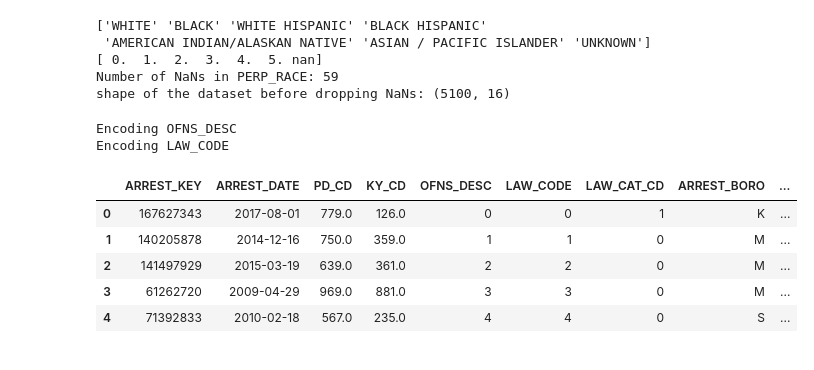
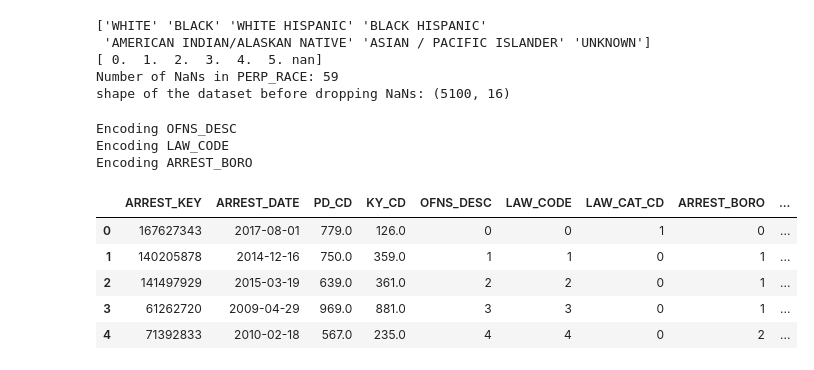
Before and after one commit to MatsNissen-Lie/kdd-process, a Jupyter notebook: src/2_preparation/encoding.ipynb, the cells around one changed output. Saved outputs shown, nothing was run; the diff lists cells and outputs as text; code cells hidden in the pictures.

Commit message:
encoding

```diff
--- a/src/2_preparation/encoding.ipynb
+++ b/src/2_preparation/encoding.ipynb
@@ -187,25 +187,27 @@ shape of the dataset before dropping NaNs: (5100, 16)
 # %%
 data.head()
 use_encoder_for_list = [
     "OFNS_DESC",
-    "LAW_CODE"
+    "LAW_CODE",
+    "ARREST_BORO"
 ]
 
 for column in use_encoder_for_list:
     print(f"Encoding {column}")
     encoder = {value: idx for idx, value in enumerate(data[column].unique())}
     data[column] = data[column].map(encoder)
 
 data.head()
 # %% [output]
 Encoding OFNS_DESC
 Encoding LAW_CODE
+Encoding ARREST_BORO
 |  | ARREST_KEY | ARREST_DATE | PD_CD | KY_CD | OFNS_DESC | LAW_CODE | LAW_CAT_CD | ARREST_BORO | ... |
-| 0 | 167627343 | 2017-08-01 | 779.0 | 126.0 | 0 | 0 | 1 | K | ... |
-| 1 | 140205878 | 2014-12-16 | 750.0 | 359.0 | 1 | 1 | 0 | M | ... |
-| 2 | 141497929 | 2015-03-19 | 639.0 | 361.0 | 2 | 2 | 0 | M | ... |
-| 3 | 61262720 | 2009-04-29 | 969.0 | 881.0 | 3 | 3 | 0 | M | ... |
-| 4 | 71392833 | 2010-02-18 | 567.0 | 235.0 | 4 | 4 | 0 | S | ... |
+| 0 | 167627343 | 2017-08-01 | 779.0 | 126.0 | 0 | 0 | 1 | 0 | ... |
+| 1 | 140205878 | 2014-12-16 | 750.0 | 359.0 | 1 | 1 | 0 | 1 | ... |
+| 2 | 141497929 | 2015-03-19 | 639.0 | 361.0 | 2 | 2 | 0 | 1 | ... |
+| 3 | 61262720 | 2009-04-29 | 969.0 | 881.0 | 3 | 3 | 0 | 1 | ... |
+| 4 | 71392833 | 2010-02-18 | 567.0 | 235.0 | 4 | 4 | 0 | 2 | ... |
 # %%
 from utils.dslabs_functions import encode_cyclic_variables
 
```
Also changed, not shown: parts of 1 cell of this notebook.
